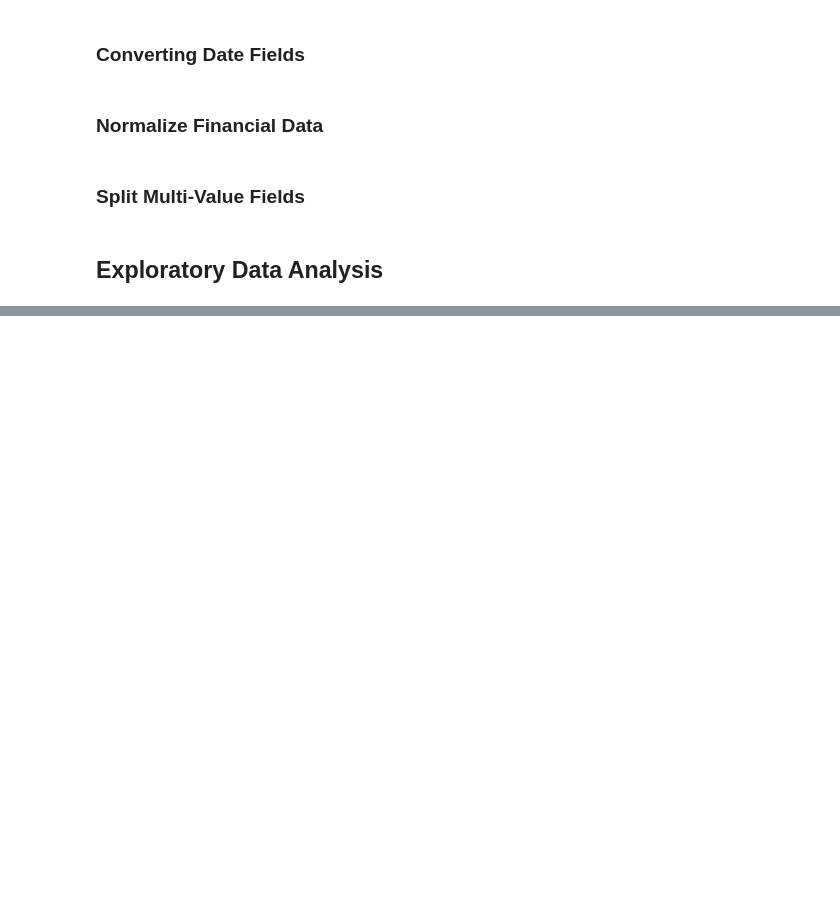
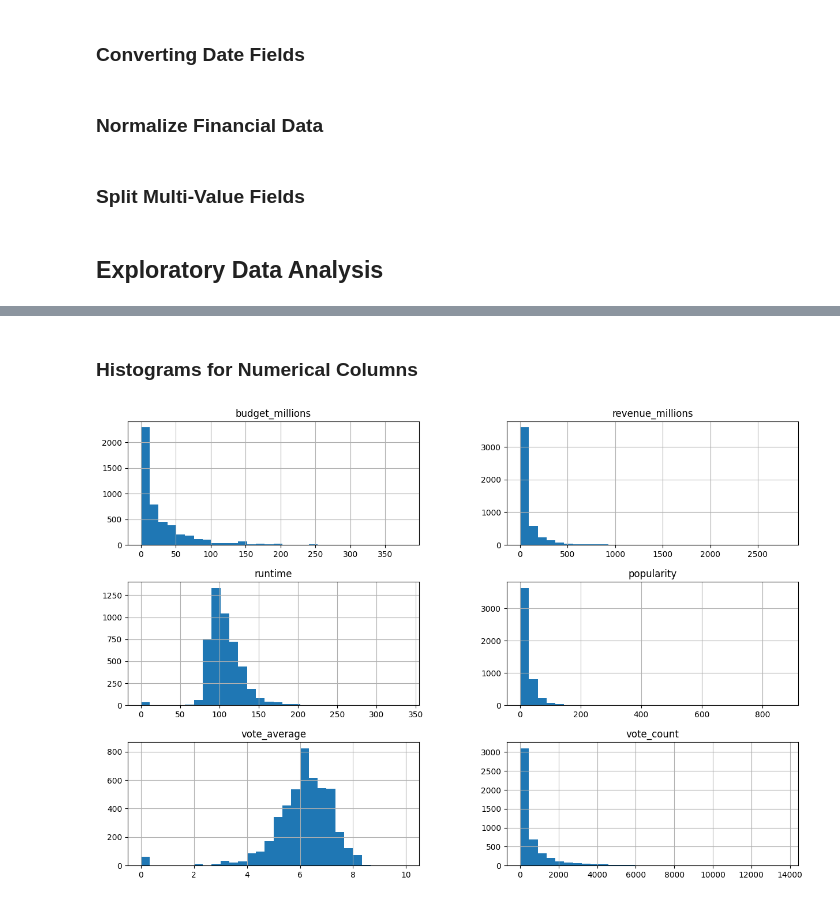
Before and after one commit to Havrylov-Serhii/Thesis_Work, a Jupyter notebook: main.ipynb, the cells around one changed output, grey strips where cells are left out. Drawn from its saved outputs; the diff is of its cells as text; code cells hidden in the pictures; blank space fills up the shorter version.

```diff
--- a/main.ipynb
+++ b/main.ipynb
@@ -217,0 +243,7 @@ df.drop(columns=columns_to_drop, inplace=True)
+# %% [markdown]
+### Histograms for Numerical Columns
+# %%
+df[['budget_millions', 'revenue_millions', 'runtime', 'popularity', 'vote_average', 'vote_count']].hist(bins=30, figsize=(15, 10))
+plt.show()
+# %% [output]
+[figure, added]
```
Also changed, not shown: parts of 38 cells of this notebook, 1 other file.
